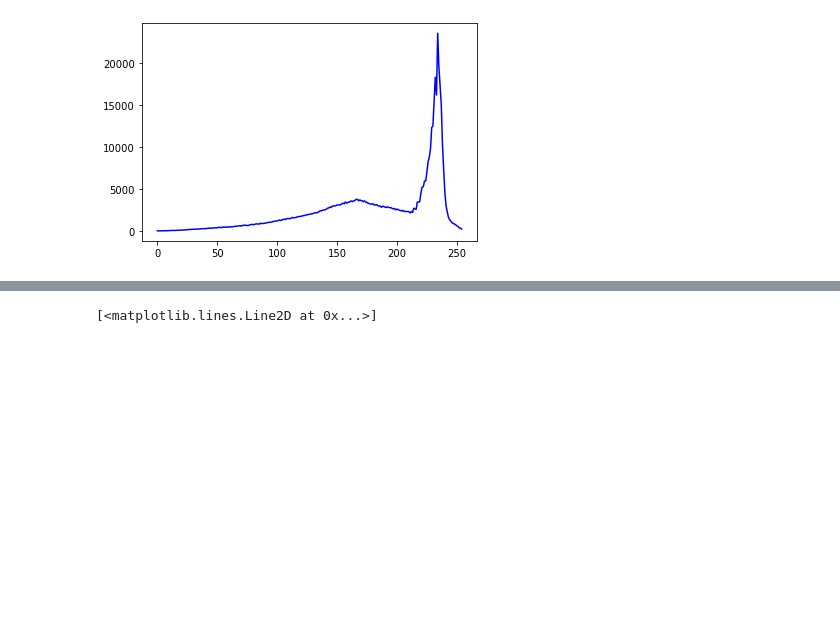
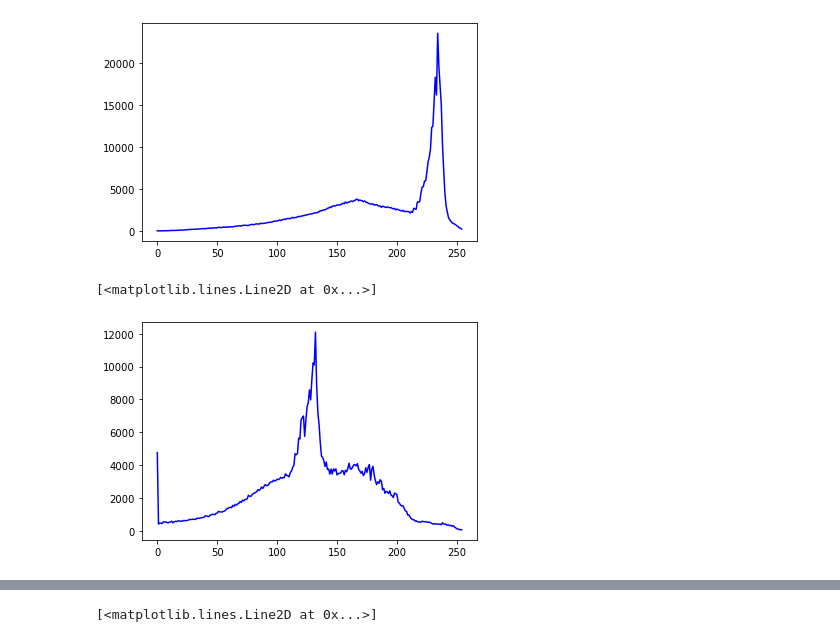
Before and after one commit to Deniz-shelby/Strive_Day1, a Jupyter notebook: M6_Computer_Vision/03. Histograms, transformations and Bitwise ops/Histograms.ipynb, the cells around one changed output, grey strips where cells are left out. Saved outputs shown, nothing was run; the diff lists cells and outputs as text; code cells hidden in the pictures; blank space fills up the shorter version.

```diff
--- a/M6_Computer_Vision/03. Histograms, transformations and Bitwise ops/Histograms.ipynb
+++ b/M6_Computer_Vision/03. Histograms, transformations and Bitwise ops/Histograms.ipynb
@@ -36,3 +40,9 @@ plt.plot(hist_blue,color='b')
 # %% [output]
 [<matplotlib.lines.Line2D at 0x...>]
 [figure]
+# %%
+hist_blue = cv2.calcHist([rgb_img],[0],None,[255],[0,255])
+plt.plot(hist_blue,color='b')
+# %% [output]
+[<matplotlib.lines.Line2D at 0x...>]
+[figure, added]
```
Also changed, not shown: parts of 16 cells of this notebook, 10 other files.
